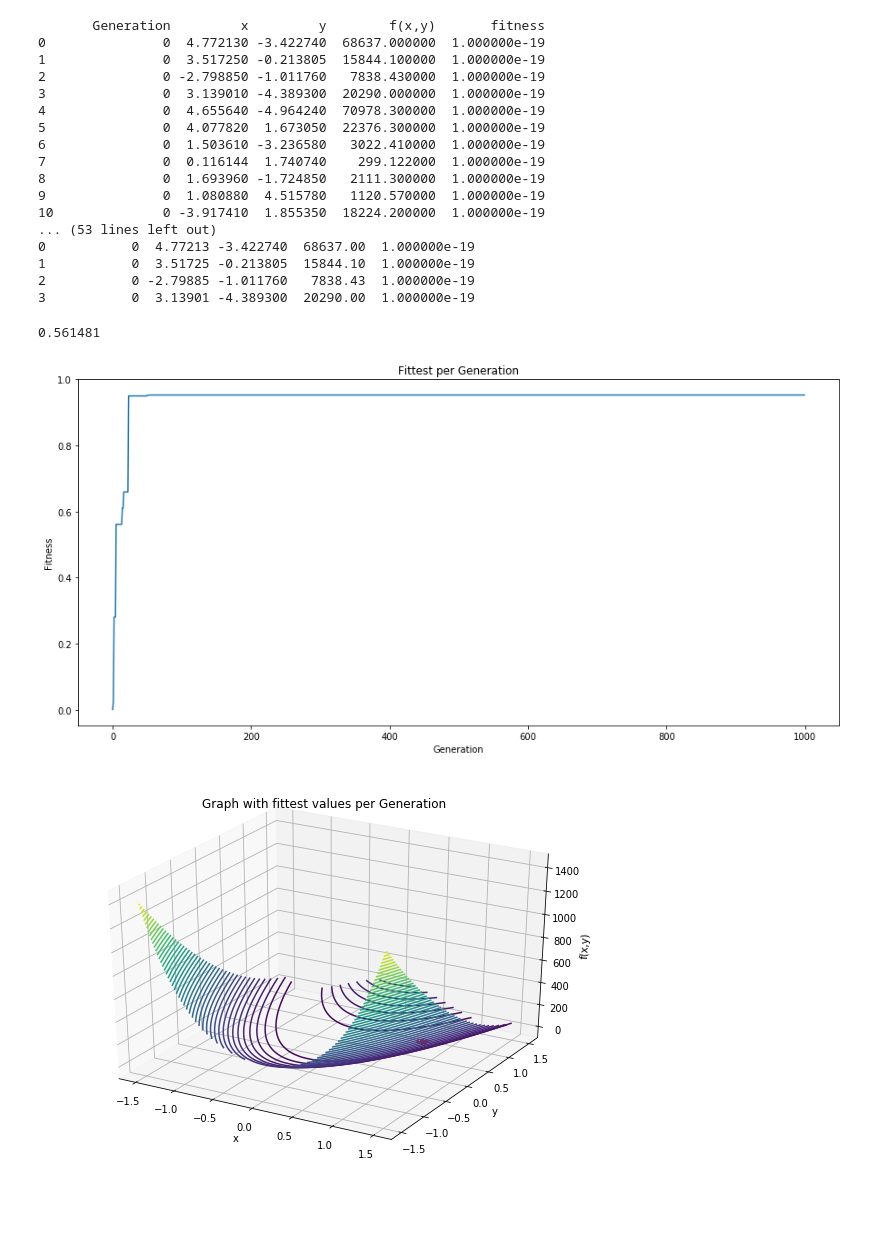
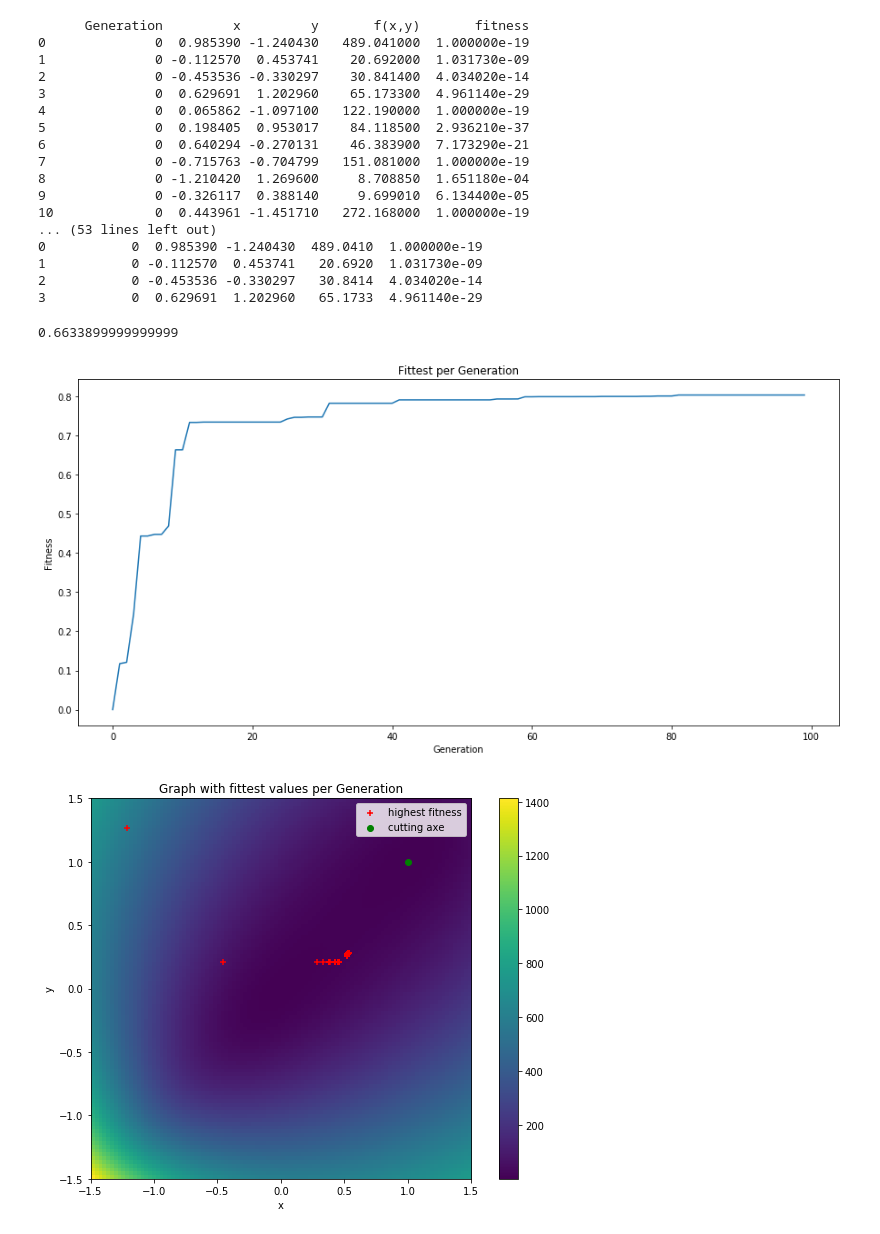
Before and after one commit to SamuelRuhl/predicting-crystal-phases, a Jupyter notebook: Data/plot_data.ipynb, the cells around one changed output. Saved outputs shown, nothing was run; the diff lists cells and outputs as text; code cells hidden in the pictures; blank space fills up the shorter version.

Commit message:
added infos to file and change plot to head map

```diff
--- a/Data/plot_data.ipynb
+++ b/Data/plot_data.ipynb
@@ -1,22 +6,23 @@
 # %%
-df_data=pd.read_table('genetic_data.txt',sep=" ")
+
+df_data=pd.read_table('genetic_data.txt',sep=" ",skiprows=6)
 print(df_data)
 print(df_data.iloc[:4,:])
 # %% [output]
-       Generation         x         y        f(x,y)       fitness
-0               0  4.772130 -3.422740  68637.000000  1.000000e-19
-1               0  3.517250 -0.213805  15844.100000  1.000000e-19
-2               0 -2.798850 -1.011760   7838.430000  1.000000e-19
-3               0  3.139010 -4.389300  20290.000000  1.000000e-19
-4               0  4.655640 -4.964240  70978.300000  1.000000e-19
-5               0  4.077820  1.673050  22376.300000  1.000000e-19
-6               0  1.503610 -3.236580   3022.410000  1.000000e-19
-7               0  0.116144  1.740740    299.122000  1.000000e-19
-8               0  1.693960 -1.724850   2111.300000  1.000000e-19
-9               0  1.080880  4.515780   1120.570000  1.000000e-19
-10              0 -3.917410  1.855350  18224.200000  1.000000e-19
+      Generation         x         y       f(x,y)       fitness
+0              0  0.985390 -1.240430   489.041000  1.000000e-19
+1              0 -0.112570  0.453741    20.692000  1.031730e-09
+2              0 -0.453536 -0.330297    30.841400  4.034020e-14
+3              0  0.629691  1.202960    65.173300  4.961140e-29
+4              0  0.065862 -1.097100   122.190000  1.000000e-19
+5              0  0.198405  0.953017    84.118500  2.936210e-37
+6              0  0.640294 -0.270131    46.383900  7.173290e-21
+7              0 -0.715763 -0.704799   151.081000  1.000000e-19
+8              0 -1.210420  1.269600     8.708850  1.651180e-04
+9              0 -0.326117  0.388140     9.699010  6.134400e-05
+10             0  0.443961 -1.451710   272.168000  1.000000e-19
 ... (53 lines left out)
-0           0  4.77213 -3.422740  68637.00  1.000000e-19
-1           0  3.51725 -0.213805  15844.10  1.000000e-19
-2           0 -2.79885 -1.011760   7838.43  1.000000e-19
-3           0  3.13901 -4.389300  20290.00  1.000000e-19
+0           0  0.985390 -1.240430  489.0410  1.000000e-19
+1           0 -0.112570  0.453741   20.6920  1.031730e-09
+2           0 -0.453536 -0.330297   30.8414  4.034020e-14
+3           0  0.629691  1.202960   65.1733  4.961140e-29
@@ -37,7 +39,7 @@ for i,gen in enumerate(df_data["Generation"]):
         count+=1
 print(generations[9]['fitness'].max())
 # %% [output]
-0.561481
+0.6633899999999999
 # %%
 #find fittest per Generation
 fitest=[]
@@ -52,29 +54,40 @@ for i,gen in enumerate(generations):
 # %%
 plt.figure(figsize=(15,7))
 plt.plot(fitest)
+#plt.yscale('log')
 plt.ylabel('Fitness')
 plt.xlabel('Generation')
 plt.title('Fittest per Generation')
 plt.savefig('Fittest.png')
 # %% [output]
-[figure, old version]
+[figure, new version]
 # %%
 def f(x,y):
     return 100*x**4-200*x**2*y+100*y**2+x**2-2*x+1
 # %%
 #3D plot, best solution per Generation
 from mpl_toolkits.mplot3d import Axes3D
 fig = plt.figure(figsize=(10,7))
-ax = fig.add_subplot(111,projection='3d')
+ax = fig.add_subplot(111)
 ax.set_xlabel('x')
 ax.set_ylabel('y')
-ax.set_zlabel('f(x,y)')
 ax.set_title('Graph with fittest values per Generation')
-ax.scatter(best_sol_x,best_sol_y,marker='+',c='r')
-r = np.linspace(1.5,-1.5,100)
-x, y = np.meshgrid(r,r)
+ax.scatter(best_sol_x,best_sol_y,c='r',marker='+',label='highest fitness')
+ry = np.linspace(-1.5,1.5,100)
+rx = np.linspace(-1.5,1.5,100)
+x,y  = np.meshgrid(rx,ry)
+ax.scatter(1,1,c='g',marker='o',label='cutting axe')
 #ax.plot(x,y,f(x,y))
-ax.contour3D(x,y,f(x,y),50)
+#ax.contour3D(x,y,f(x,y),50)
+#plt.contourf(x,y,f(x,y),50)
+rz=f(rx,ry)
+rbf = scipy.interpolate.Rbf(rx, ry, rz, function='multiquadric')
+z=rbf(x,y)
+plt.imshow(z, vmin=rz.min(), vmax=rz.max(), origin='lower',
+           extent=[rx.min(), rx.max(), ry.min(), ry.max()])
+plt.colorbar()
+plt.legend()
+# extent=[rx.min(), rx.max(), ry.min(), ry.max()])
 plt.savefig('Graph.png')
 # %% [output]
-[figure, old version]
+[figure, new version]
```
Also changed, not shown: parts of 2 cells of this notebook, 7 other files.
